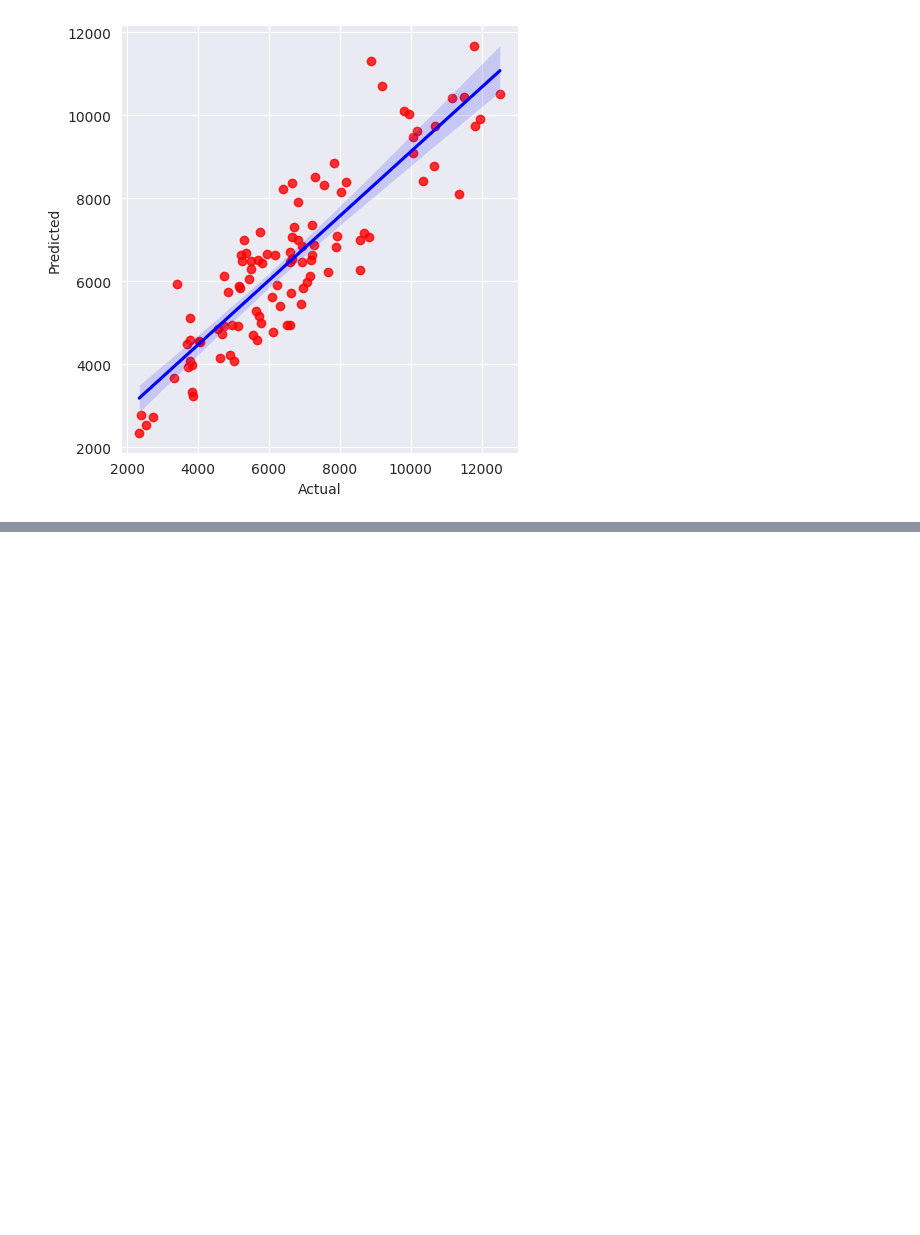
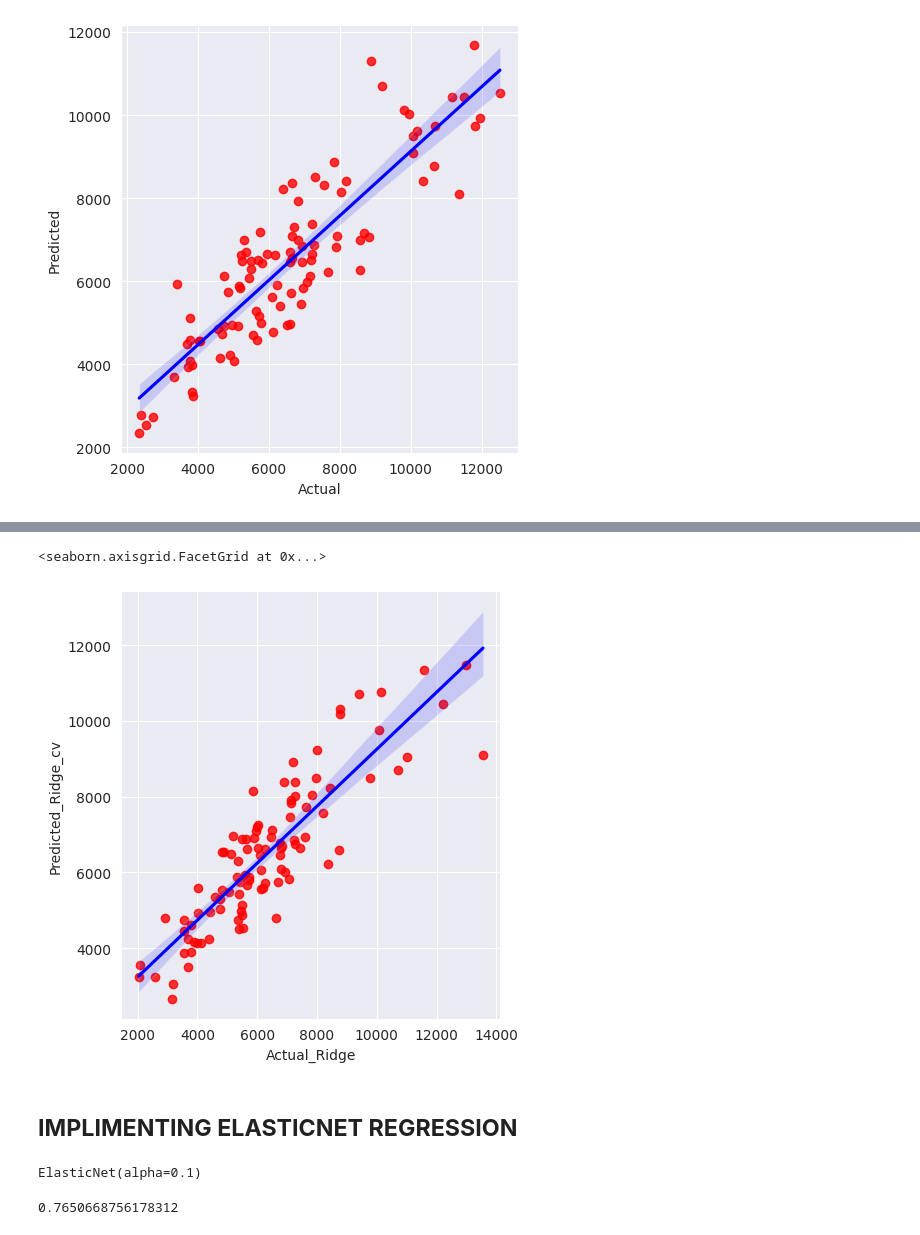
Before and after one commit to diptiranjan1998/Regression-Analysis-on-Retail-Sales-Prediction, a Jupyter notebook: Retail_sales_prediction.ipynb, the cells around one changed output, grey strips where cells are left out. Cells and saved outputs as stored; diff of their text form; code cells hidden in the pictures; blank space fills up the shorter version.

```diff
--- a/Retail_sales_prediction.ipynb
+++ b/Retail_sales_prediction.ipynb
@@ -951,0 +1163,22 @@ plt.show()
+# %%
+# Plotting the data on a plane and fitting a regression line
+sns.lmplot(x= 'Actual_Ridge', y= 'Predicted_Ridge_cv', data= pd.DataFrame({'Actual_Ridge':y_test[100:200],
+                                      'Predicted_Ridge_cv':y_pred_ridge_cv[100:200]}), scatter_kws={'color': 'red'}, line_kws= {'color': 'b'})
+# %% [output]
+<seaborn.axisgrid.FacetGrid at 0x...>
+[figure, added]
+# %% [markdown]
+## **IMPLIMENTING ELASTICNET REGRESSION**
+# %%
+## Fitting ElasticNet regression to the model
+#a * L1 + b * L2
+#alpha = a + b and l1_ratio = a / (a + b)
+elasticnet = ElasticNet(alpha=0.1, l1_ratio=0.5)
+
+elasticnet.fit(x_train,y_train)
+# %% [output]
+ElasticNet(alpha=0.1)
+# %%
+elasticnet.score(x_train, y_train)
+# %% [output]
+0.7650668756178312
```
Also changed, not shown: parts of 40 cells of this notebook.
